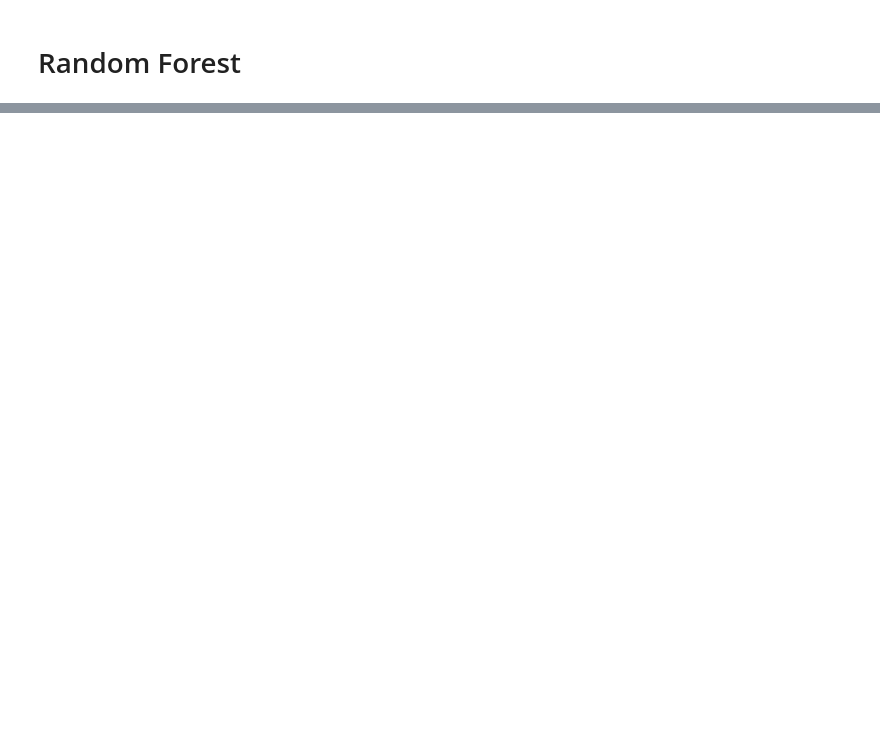
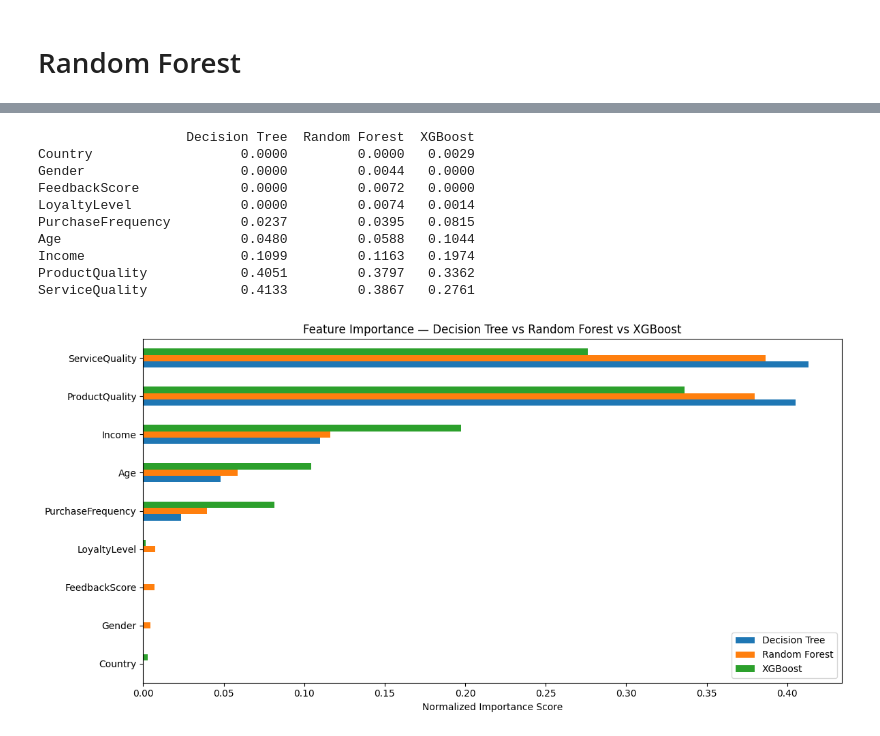
Before and after one commit to omniV1/GCU_SWE_2023-2025, a Jupyter notebook: AIT-110-Stat-Learning-Theory/Assignments/random_tree/random.ipynb, the cells around one changed output, grey strips where cells are left out. Drawn from its saved outputs; the diff is of its cells as text; code cells hidden in the pictures; blank space fills up the shorter version.

```diff
--- a/AIT-110-Stat-Learning-Theory/Assignments/random_tree/random.ipynb
+++ b/AIT-110-Stat-Learning-Theory/Assignments/random_tree/random.ipynb
@@ -257,0 +320,32 @@ plt.show()
+# %%
+# Normalize XGBoost weight importance to sum=1 so all three are on the same scale
+xgb_imp_raw = xgb_model.get_booster().get_score(importance_type='weight')
+xgb_imp = pd.Series(xgb_imp_raw).reindex(X_train.columns).fillna(0)
+xgb_imp = xgb_imp / xgb_imp.sum()
+
+importance_df = pd.DataFrame({
+    'Decision Tree': dt_pruned.feature_importances_,
+    'Random Forest': rf_best.feature_importances_,
+    'XGBoost':       xgb_imp.values,
+}, index=X_train.columns).sort_values('Random Forest', ascending=True)
+
+print(importance_df.round(4).to_string())
+
+importance_df.plot(kind='barh', figsize=(12, 6))
+plt.xlabel('Normalized Importance Score')
+plt.title('Feature Importance — Decision Tree vs Random Forest vs XGBoost')
+plt.legend(loc='lower right')
+plt.tight_layout()
+plt.show()
+# %% [output]
+                   Decision Tree  Random Forest  XGBoost
+Country                   0.0000         0.0000   0.0029
+Gender                    0.0000         0.0044   0.0000
+FeedbackScore             0.0000         0.0072   0.0000
+LoyaltyLevel              0.0000         0.0074   0.0014
+PurchaseFrequency         0.0237         0.0395   0.0815
+Age                       0.0480         0.0588   0.1044
+Income                    0.1099         0.1163   0.1974
+ProductQuality            0.4051         0.3797   0.3362
+ServiceQuality            0.4133         0.3867   0.2761
+[figure, added]
```
Also changed, not shown: parts of 16 cells of this notebook, 2 other files.
